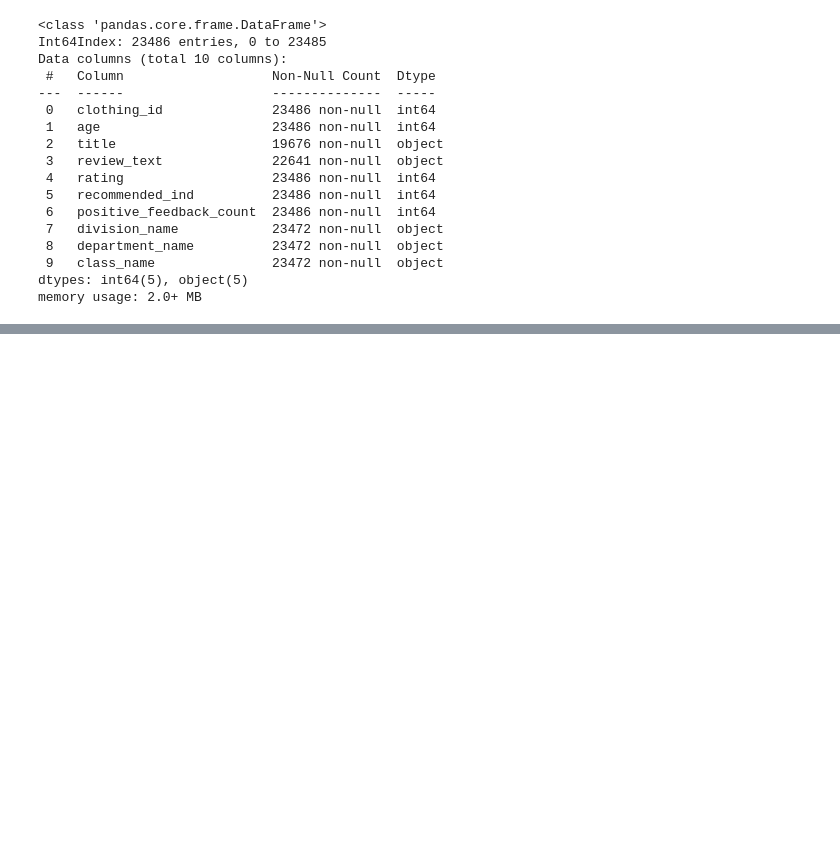
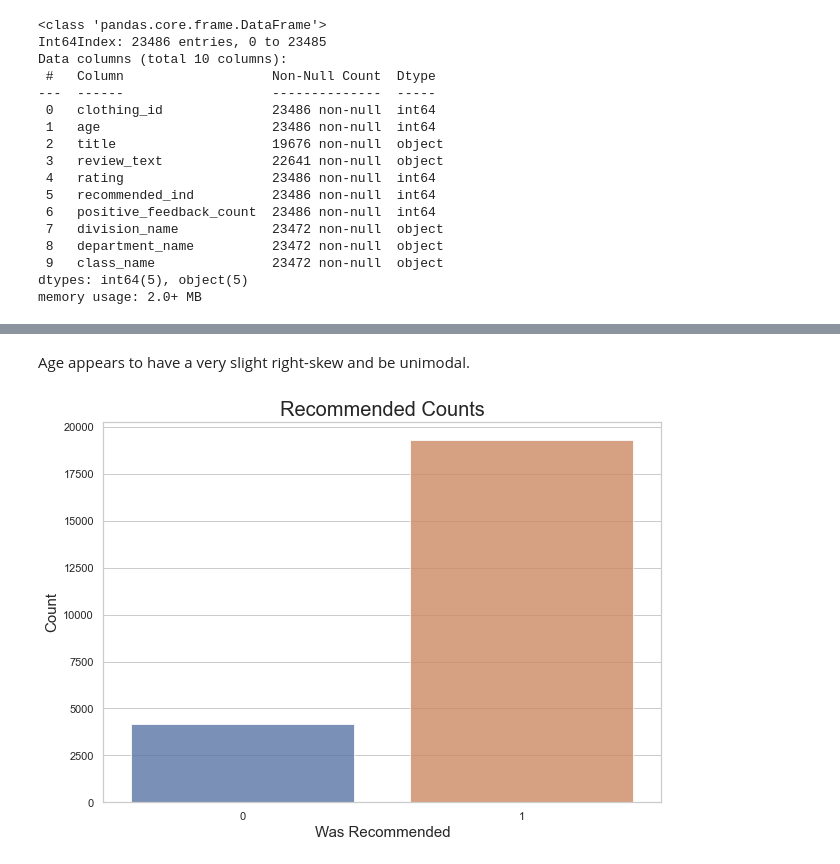
Before and after one commit to erickdacohen/ml-python-projects, a Jupyter notebook: ecommerce-dataset/notebooks/01-ecommerce.ipynb, the cells around one changed output, grey strips where cells are left out. Cells and saved outputs as stored; diff of their text form; code cells hidden in the pictures; blank space fills up the shorter version.

```diff
--- a/ecommerce-dataset/notebooks/01-ecommerce.ipynb
+++ b/ecommerce-dataset/notebooks/01-ecommerce.ipynb
@@ -53,0 +80,13 @@ memory usage: 2.0+ MB
+# %% [markdown]
+Age appears to have a very slight right-skew and be unimodal.
+# %%
+rec_plot = sns.countplot(
+    x='recommended_ind',
+    data=clothes_raw,
+    alpha=0.8
+)
+rec_plot.set_title('Recommended Counts', size=20)
+rec_plot.set_xlabel('Was Recommended', size=15)
+rec_plot.set_ylabel('Count', size=15);
+# %% [output]
+[figure, added]
```
Also changed, not shown: parts of 7 cells of this notebook, 5 other files.
